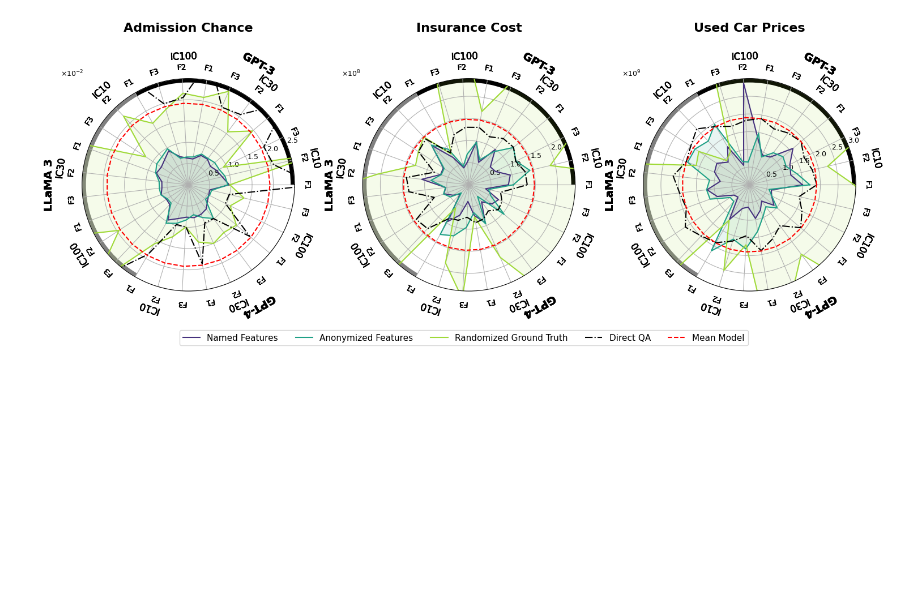
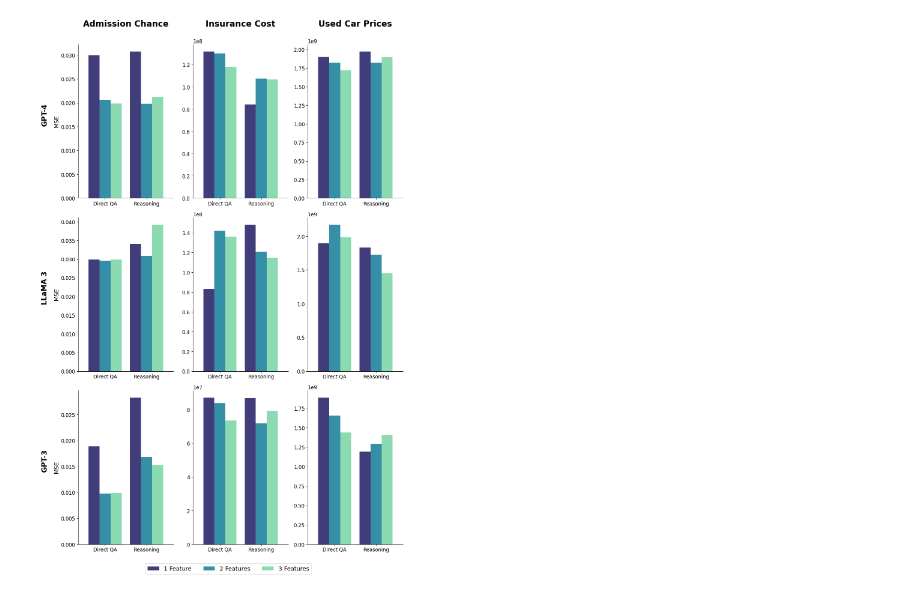
Before and after one commit to HLR/LvsR-LLM, a Jupyter notebook: Diagrams/main.ipynb, the cells around one changed output. Cells and saved outputs as stored; diff of their text form; code cells hidden in the pictures; blank space fills up the shorter version.

Commit message:
update the index of the figures

```diff
--- a/Diagrams/main.ipynb
+++ b/Diagrams/main.ipynb
@@ -1,39 +1,39 @@
 # %%
 %matplotlib inline
 from figures import (
+    main_figure0,
+    main_figure1,
+    main_figure2,
     main_figure3,
     main_figure4,
-    main_figure5,
-    main_figure6,
-    main_figure7,
-    main_figure8
+    main_figure5
 )
 
 # Define paths to data files
 EVALUATION_RESULTS = "../evaluation_results.csv"
 ADMISSION_CHANCE_RESULTS = "../Datasets/Admission_Chance_MLResults.csv"
 INSURANCE_COST_RESULTS = "../Datasets/Insurance_Cost_MLResults.csv"
 USED_CAR_PRICES_RESULTS = "../Datasets/Used_Car_Prices_MLResults.csv"
 
 # Set configuration parameters
 METRIC = "MSE"  # Metric used for evaluation (e.g., MSE, MAE, r2)
 DPI = 100  # Resolution of output figures
-FIGURE = 4  # Which main figure to generate (3-7)
+FIGURE = 5  # Which figure to generate (0-5)
 
 # Generate the specified figure based on the FIGURE variable
-if FIGURE == 3:
-    main_figure3(EVALUATION_RESULTS, ADMISSION_CHANCE_RESULTS, INSURANCE_COST_RESULTS, USED_CAR_PRICES_RESULTS, METRIC, DPI)
+if FIGURE == 0:
+    main_figure0(EVALUATION_RESULTS, ADMISSION_CHANCE_RESULTS, INSURANCE_COST_RESULTS, USED_CAR_PRICES_RESULTS, METRIC, DPI)
+elif FIGURE == 1:
+    main_figure1(EVALUATION_RESULTS, ADMISSION_CHANCE_RESULTS, INSURANCE_COST_RESULTS, USED_CAR_PRICES_RESULTS, METRIC, DPI)
+elif FIGURE == 2:
+    main_figure2(EVALUATION_RESULTS, ADMISSION_CHANCE_RESULTS, INSURANCE_COST_RESULTS, USED_CAR_PRICES_RESULTS, METRIC, DPI)
+elif FIGURE == 3:
+    main_figure3(EVALUATION_RESULTS, ADMISSION_CHANCE_RESULTS, INSURANCE_COST_RESULTS, USED_CAR_PRICES_RESULTS, METRIC, DPI, feature_num=3)
 elif FIGURE == 4:
-    main_figure4(EVALUATION_RESULTS, ADMISSION_CHANCE_RESULTS, INSURANCE_COST_RESULTS, USED_CAR_PRICES_RESULTS, METRIC, DPI)
+    main_figure4(EVALUATION_RESULTS, ADMISSION_CHANCE_RESULTS, INSURANCE_COST_RESULTS, USED_CAR_PRICES_RESULTS, METRIC, DPI, in_context_num=100)
 elif FIGURE == 5:
     main_figure5(EVALUATION_RESULTS, ADMISSION_CHANCE_RESULTS, INSURANCE_COST_RESULTS, USED_CAR_PRICES_RESULTS, METRIC, DPI)
-elif FIGURE == 6:
-    main_figure6(EVALUATION_RESULTS, ADMISSION_CHANCE_RESULTS, INSURANCE_COST_RESULTS, USED_CAR_PRICES_RESULTS, METRIC, DPI, feature_num=3)
-elif FIGURE == 7:
-    main_figure7(EVALUATION_RESULTS, ADMISSION_CHANCE_RESULTS, INSURANCE_COST_RESULTS, USED_CAR_PRICES_RESULTS, METRIC, DPI, in_context_num=100)
-elif FIGURE == 8:
-    main_figure8(EVALUATION_RESULTS, ADMISSION_CHANCE_RESULTS, INSURANCE_COST_RESULTS, USED_CAR_PRICES_RESULTS, METRIC, DPI)
 else:
     print(f"Invalid FIGURE value: {FIGURE}. Please choose a value between 3 and 7.")
 # %% [output]
-[figure, old version]
+[figure, new version]
```
Also changed, not shown: 10 other files.
